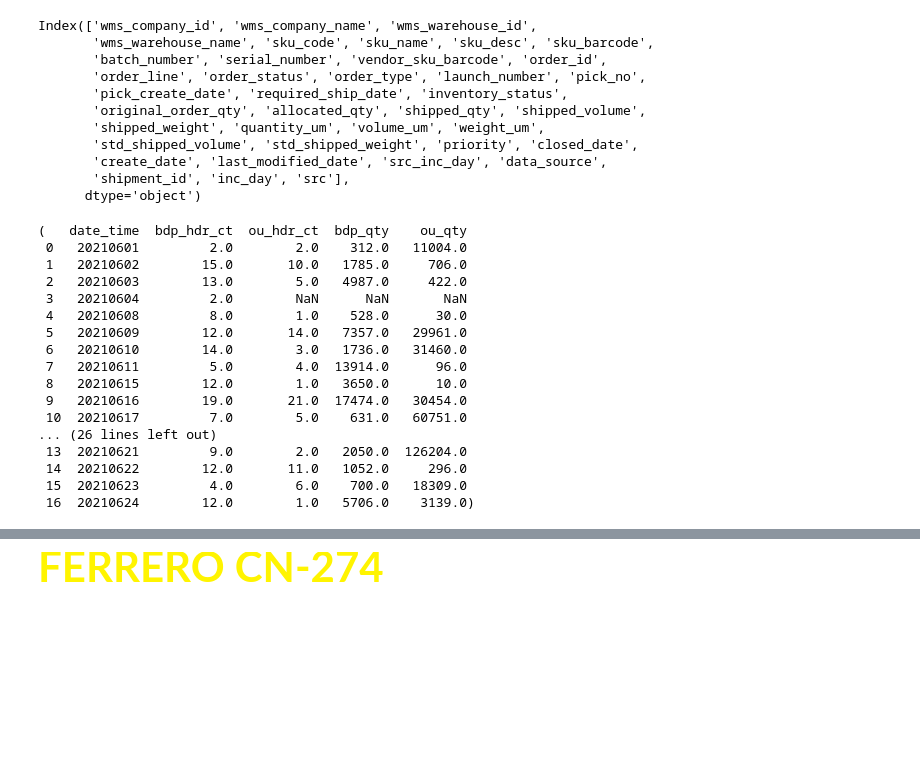
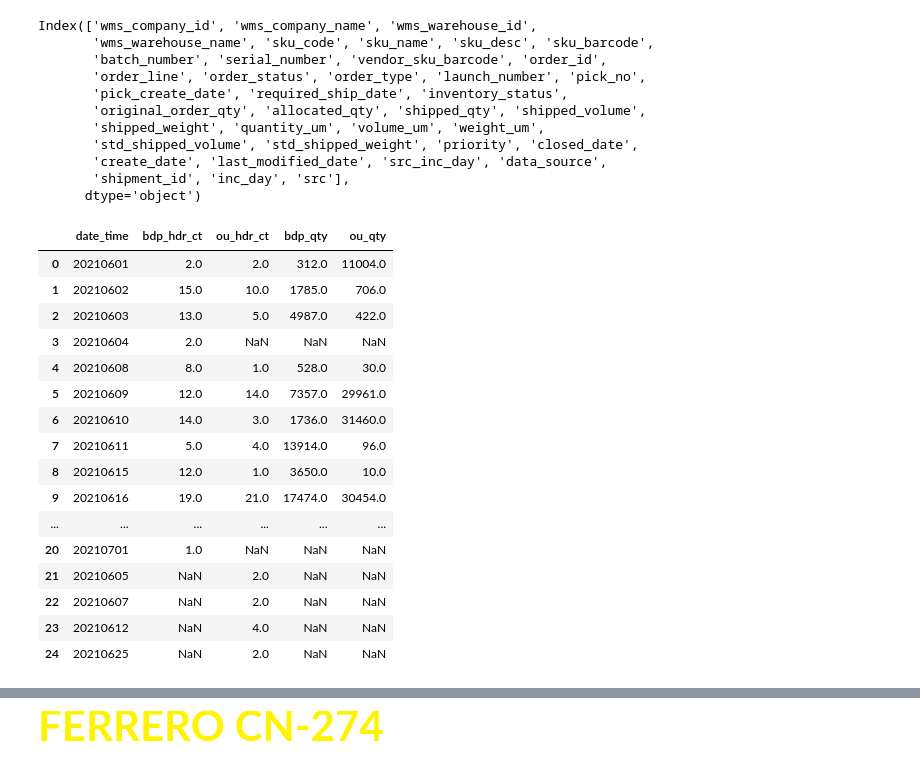
Before and after one commit to fyenne/CN-214, a Jupyter notebook: check_ou_bdp.ipynb, the cells around one changed output, grey strips where cells are left out. Cells and saved outputs as stored; diff of their text form; code cells hidden in the pictures; blank space fills up the shorter version.

```diff
--- a/check_ou_bdp.ipynb
+++ b/check_ou_bdp.ipynb
@@ -654,7 +654,7 @@ date_pre(mich_in_ou, ['CLOSE_DATE'])
 mich_out_bdp = pd.read_csv('./CN-267/mich_asdjk.csv')
 # %%
 
-mich_out_bdp = colna_bdp(mich_out_bdp)
+mich_out_bdp = colname_bdp(mich_out_bdp)
 mich_out_bdp.head()
 # %% [output]
 |  | wms_company_id | wms_company_name | wms_warehouse_id | wms_warehouse_name | sku_code | sku_name | sku_desc | ... |
@@ -1265,25 +1261,25 @@ Index(['wms_company_id', 'wms_company_name', 'wms_warehouse_id',
 # %%
 compare_data(
     jiq_inb_bdp, jiq_inbound_ou0,
     'closed_date', '日期',
     col1_line= 'sku_code', col2_line = '外部物料号',
     col1_quant = 'shipped_qty',col2_quant = '已收数量'
-)
+)[0]
 # %% [output]
-(   date_time  bdp_hdr_ct  ou_hdr_ct  bdp_qty    ou_qty
- 0   20210601         2.0        2.0    312.0   11004.0
- 1   20210602        15.0       10.0   1785.0     706.0
- 2   20210603        13.0        5.0   4987.0     422.0
- 3   20210604         2.0        NaN      NaN       NaN
- 4   20210608         8.0        1.0    528.0      30.0
- 5   20210609        12.0       14.0   7357.0   29961.0
- 6   20210610        14.0        3.0   1736.0   31460.0
- 7   20210611         5.0        4.0  13914.0      96.0
- 8   20210615        12.0        1.0   3650.0      10.0
- 9   20210616        19.0       21.0  17474.0   30454.0
- 10  20210617         7.0        5.0    631.0   60751.0
-... (26 lines left out)
- 13  20210621         9.0        2.0   2050.0  126204.0
- 14  20210622        12.0       11.0   1052.0     296.0
- 15  20210623         4.0        6.0    700.0   18309.0
- 16  20210624        12.0        1.0   5706.0    3139.0)
+|  | date_time | bdp_hdr_ct | ou_hdr_ct | bdp_qty | ou_qty |
+| 0 | 20210601 | 2.0 | 2.0 | 312.0 | 11004.0 |
+| 1 | 20210602 | 15.0 | 10.0 | 1785.0 | 706.0 |
+| 2 | 20210603 | 13.0 | 5.0 | 4987.0 | 422.0 |
+| 3 | 20210604 | 2.0 | NaN | NaN | NaN |
+| 4 | 20210608 | 8.0 | 1.0 | 528.0 | 30.0 |
+| 5 | 20210609 | 12.0 | 14.0 | 7357.0 | 29961.0 |
+| 6 | 20210610 | 14.0 | 3.0 | 1736.0 | 31460.0 |
+| 7 | 20210611 | 5.0 | 4.0 | 13914.0 | 96.0 |
+| 8 | 20210615 | 12.0 | 1.0 | 3650.0 | 10.0 |
+| 9 | 20210616 | 19.0 | 21.0 | 17474.0 | 30454.0 |
+| ... | ... | ... | ... | ... | ... |
+| 20 | 20210701 | 1.0 | NaN | NaN | NaN |
+| 21 | 20210605 | NaN | 2.0 | NaN | NaN |
+| 22 | 20210607 | NaN | 2.0 | NaN | NaN |
+| 23 | 20210612 | NaN | 4.0 | NaN | NaN |
+| 24 | 20210625 | NaN | 2.0 | NaN | NaN |
```
Also changed, not shown: parts of 5 cells of this notebook.
